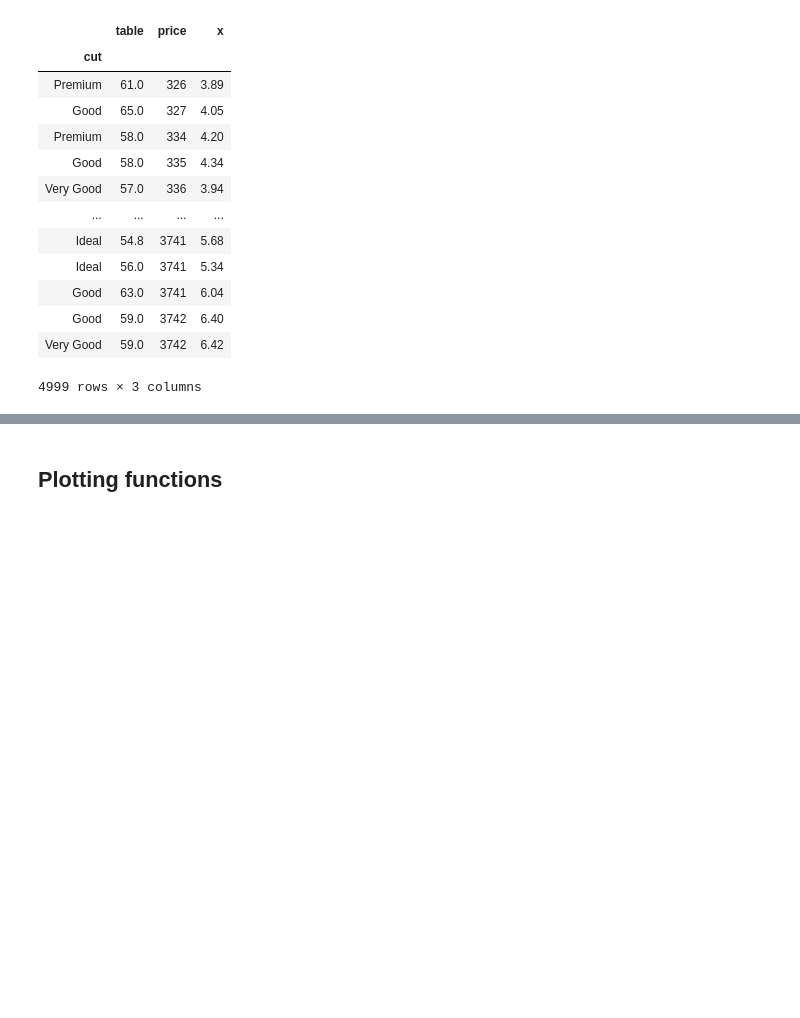
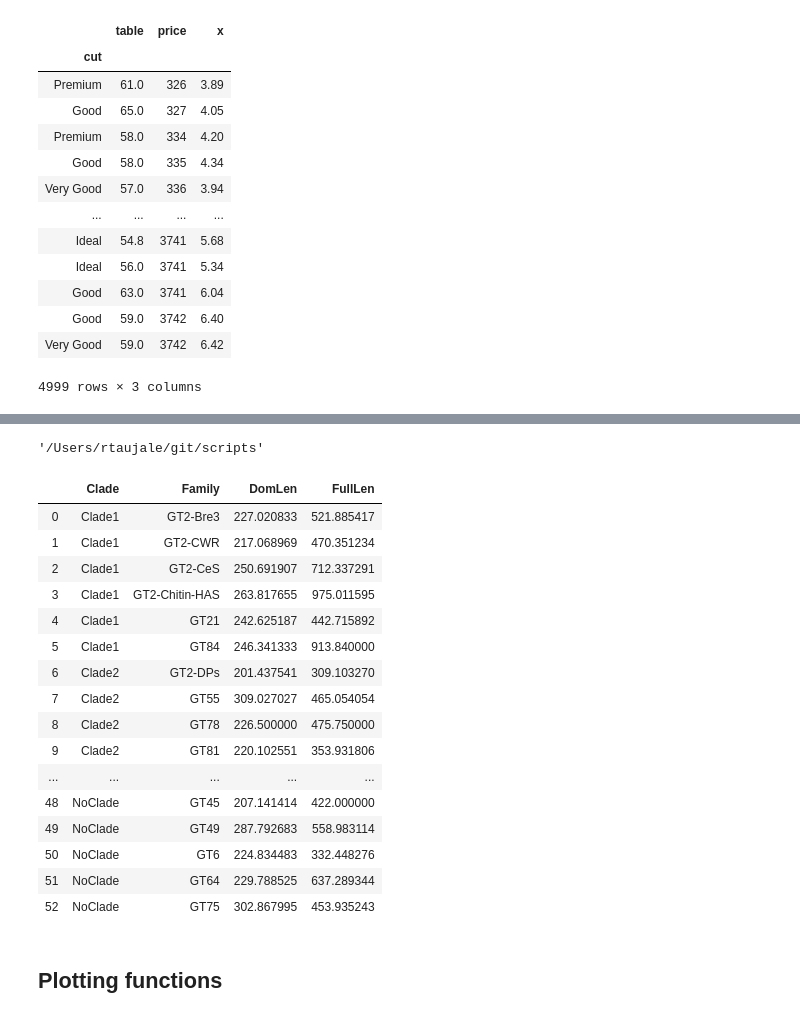
Before and after one commit to rhilt13/scripts, a Jupyter notebook: python_plots_collection.ipynb, the cells around one changed output, grey strips where cells are left out. Saved outputs shown, nothing was run; the diff lists cells and outputs as text; code cells hidden in the pictures; blank space fills up the shorter version.

```diff
--- a/python_plots_collection.ipynb
+++ b/python_plots_collection.ipynb
@@ -105,0 +133,4 @@ df4
+# %%
+pwd
+# %% [output]
+'/Users/rtaujale/git/scripts'
@@ -106,2 +139,22 @@ df4
+# %%
+df1
+# %% [output]
+|  | Clade | Family | DomLen | FullLen |
+| 0 | Clade1 | GT2-Bre3 | 227.020833 | 521.885417 |
+| 1 | Clade1 | GT2-CWR | 217.068969 | 470.351234 |
+| 2 | Clade1 | GT2-CeS | 250.691907 | 712.337291 |
+| 3 | Clade1 | GT2-Chitin-HAS | 263.817655 | 975.011595 |
+| 4 | Clade1 | GT21 | 242.625187 | 442.715892 |
+| 5 | Clade1 | GT84 | 246.341333 | 913.840000 |
+| 6 | Clade2 | GT2-DPs | 201.437541 | 309.103270 |
+| 7 | Clade2 | GT55 | 309.027027 | 465.054054 |
+| 8 | Clade2 | GT78 | 226.500000 | 475.750000 |
+| 9 | Clade2 | GT81 | 220.102551 | 353.931806 |
+| ... | ... | ... | ... | ... |
+| 48 | NoClade | GT45 | 207.141414 | 422.000000 |
+| 49 | NoClade | GT49 | 287.792683 | 558.983114 |
+| 50 | NoClade | GT6 | 224.834483 | 332.448276 |
+| 51 | NoClade | GT64 | 229.788525 | 637.289344 |
+| 52 | NoClade | GT75 | 302.867995 | 453.935243 |
 # %% [markdown]
 ## Plotting functions
```
Also changed, not shown: parts of 7 cells of this notebook, 6 other files.
